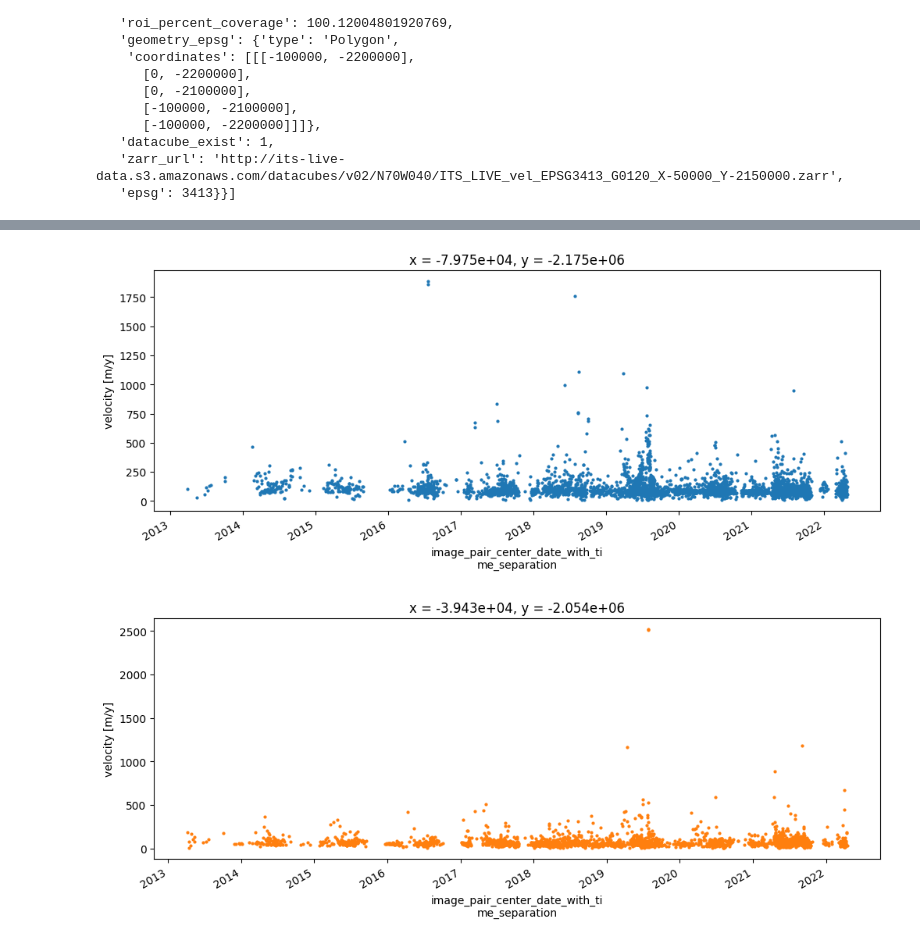
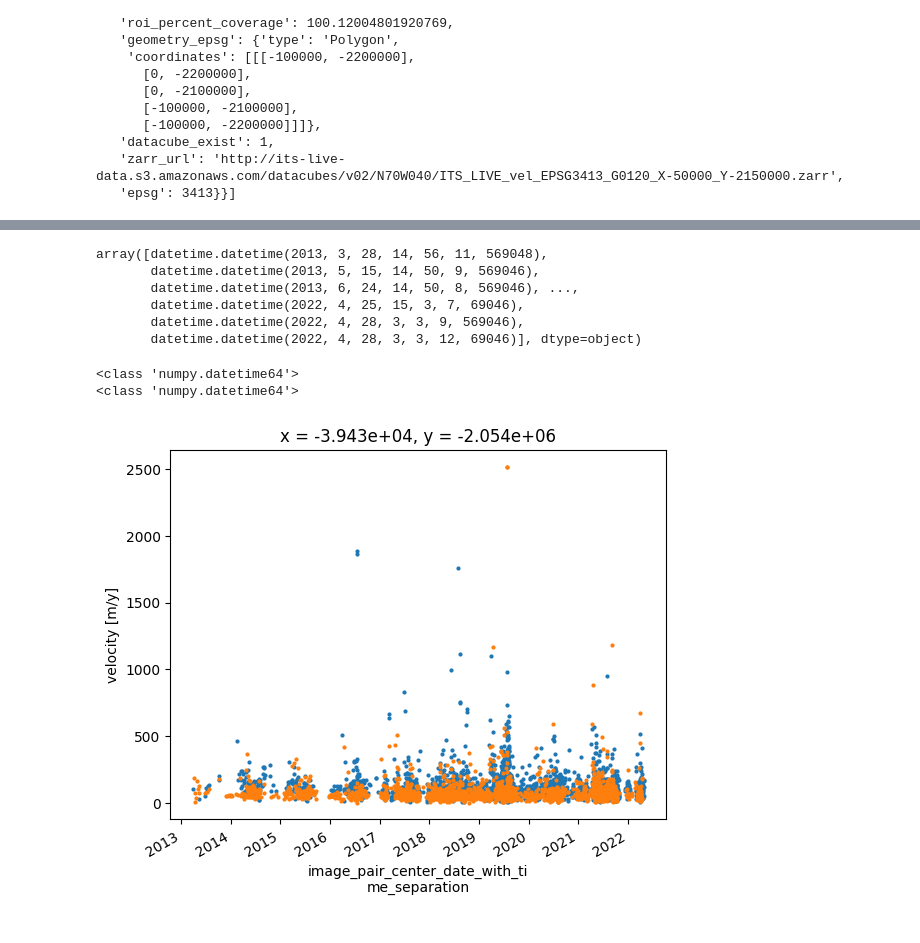
Before and after one commit to nasa-jpl/itslive-py, a Jupyter notebook: notebooks/introduction.ipynb, the cells around one changed output, grey strips where cells are left out. Saved outputs shown, nothing was run; the diff lists cells and outputs as text; code cells hidden in the pictures.

```diff
--- a/notebooks/introduction.ipynb
+++ b/notebooks/introduction.ipynb
@@ -40,14 +71,29 @@ velocities = itslive.cubes.get_time_series(points=points, variables=["v","vx", "
+# %%
+[d. series.index.to_pydatetime()]
+# %% [output]
+array([datetime.datetime(2013, 3, 28, 14, 56, 11, 569048),
+       datetime.datetime(2013, 5, 15, 14, 50, 9, 569046),
+       datetime.datetime(2013, 6, 24, 14, 50, 8, 569046), ...,
+       datetime.datetime(2022, 4, 25, 15, 3, 7, 69046),
+       datetime.datetime(2022, 4, 28, 3, 3, 9, 569046),
+       datetime.datetime(2022, 4, 28, 3, 3, 12, 69046)], dtype=object)
 # %%
 import matplotlib as mpl
 from matplotlib import pyplot as plt
+
+fig, ax = plt.subplots()
+
+np.all(np.diff(vel["time_series"].mid_date.values) >= 0)
 
 color_index = 0
 for vel in velocities:
     latitude = vel["coordinates"][1]
     longitude = vel["coordinates"][0]
+
     point_label = f"Lon: {longitude}, Lat: {latitude}"
-    ax = vel["time_series"].v.plot(linestyle="None", marker="o", markersize=2, figsize=(12,4), c=plt.cm.tab10(color_index), label=point_label)
+    vel["time_series"].v.plot(ax=ax, linestyle="None", marker="o", markersize=2, c=plt.cm.tab10(color_index), label=point_label)
     color_index+=1
 # %% [output]
+<class 'numpy.datetime64'>
+<class 'numpy.datetime64'>
-[figure, old version]
+[figure, new version]
-[figure, removed]
```
Also changed, not shown: parts of 3 cells of this notebook, 7 other files.
